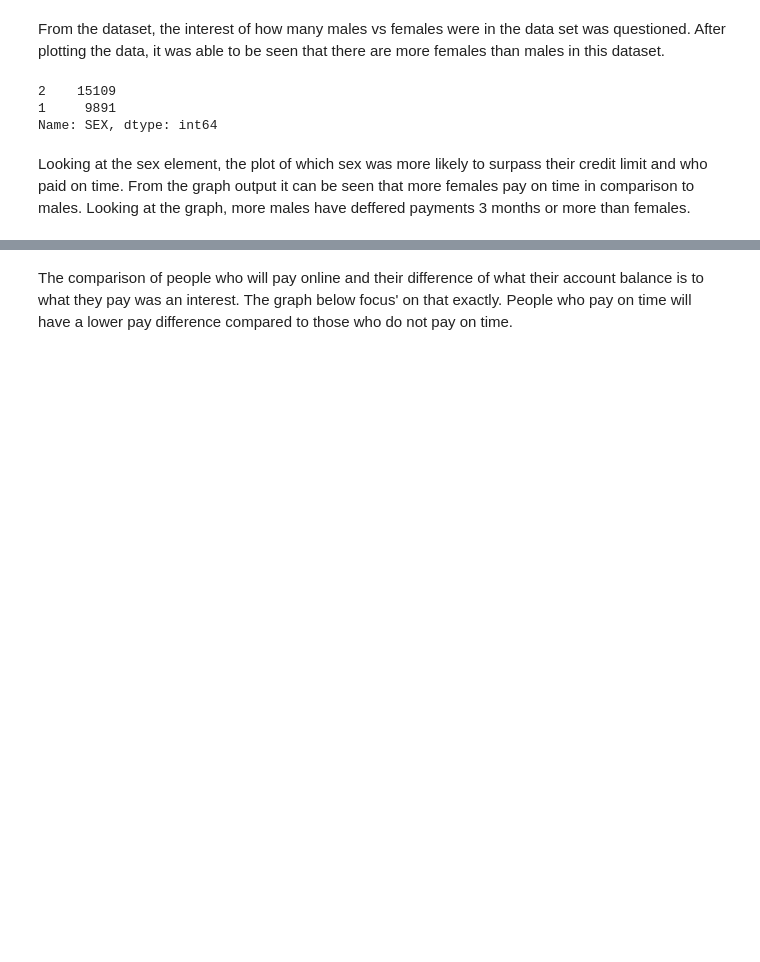
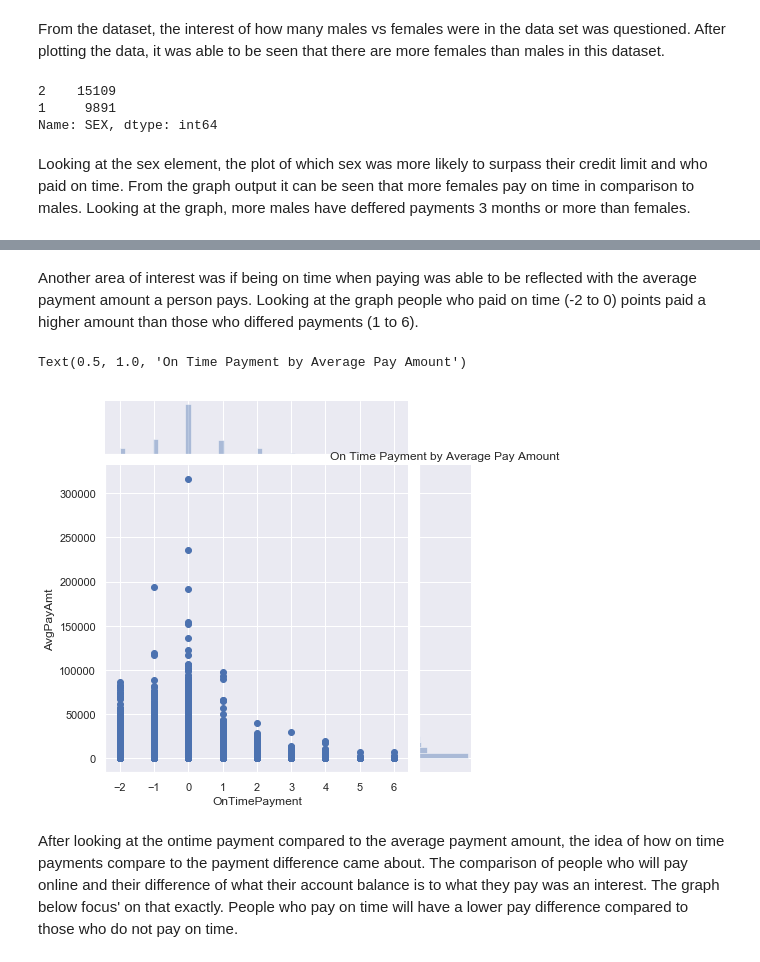
Before and after one commit to alexmorales26/CST463_Project_1, a Jupyter notebook: Project1.ipynb, the cells around one changed output, grey strips where cells are left out. Drawn from its saved outputs; the diff is of its cells as text; code cells hidden in the pictures; blank space fills up the shorter version.

```diff
--- a/Project1.ipynb
+++ b/Project1.ipynb
@@ -129,5 +133,13 @@ Text(0.5,1,'Sex of High Credit Users, Sorted by On Time Payment')
+# %% [markdown]
+Another area of interest was if being on time when paying was able to be reflected with the average payment amount a person pays. Looking at the graph people who paid on time (-2 to 0) points paid a higher amount than those who differed payments (1 to 6).
+# %%
+sns.jointplot(dat['OnTimePayment'], dat['AvgPayAmt'])
+plt.title('On Time Payment by Average Pay Amount')
+# %% [output]
+Text(0.5, 1.0, 'On Time Payment by Average Pay Amount')
+[figure, added]
 # %% [markdown]
-The comparison of people who will pay online and their difference of what their account balance is to what they pay was an interest. The graph below focus' on that exactly. People who pay on time will have a lower pay difference compared to those who do not pay on time.
+After looking at the ontime payment compared to the average payment amount, the idea of how on time payments compare to the payment difference came about. The comparison of people who will pay online and their difference of what their account balance is to what they pay was an interest. The graph below focus' on that exactly. People who pay on time will have a lower pay difference compared to those who do not pay on time.
 # %%
 payment = sns.jointplot(x='PayDiff',y='OnTimePayment',data=dat,kind='hex',stat_func=None,ylim=(-2,3),xlim=(-50000,300000))
 plt.title('Payment Difference by On Time Payments',loc='left')
```
Also changed, not shown: parts of 18 cells of this notebook, 2 other files.
